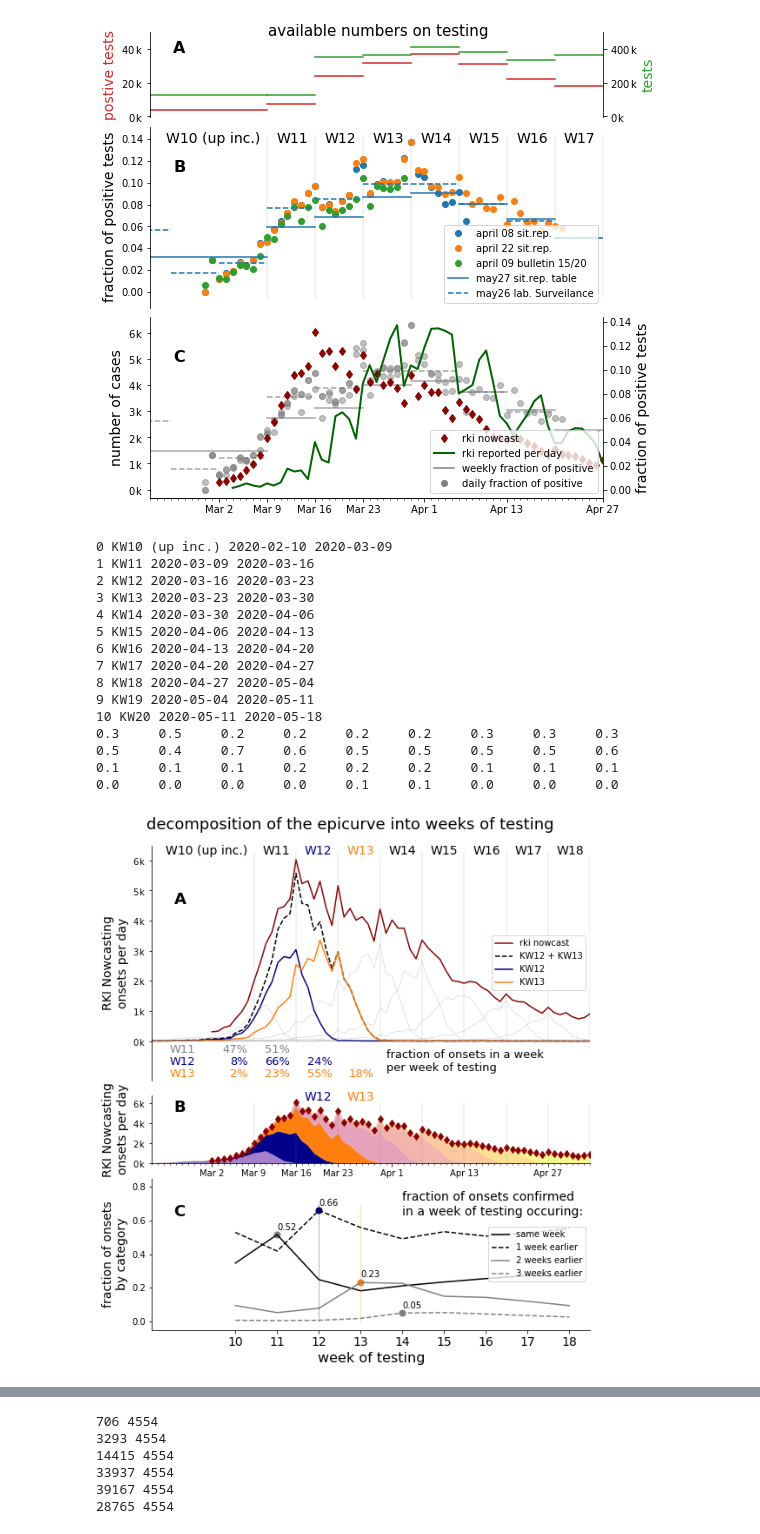
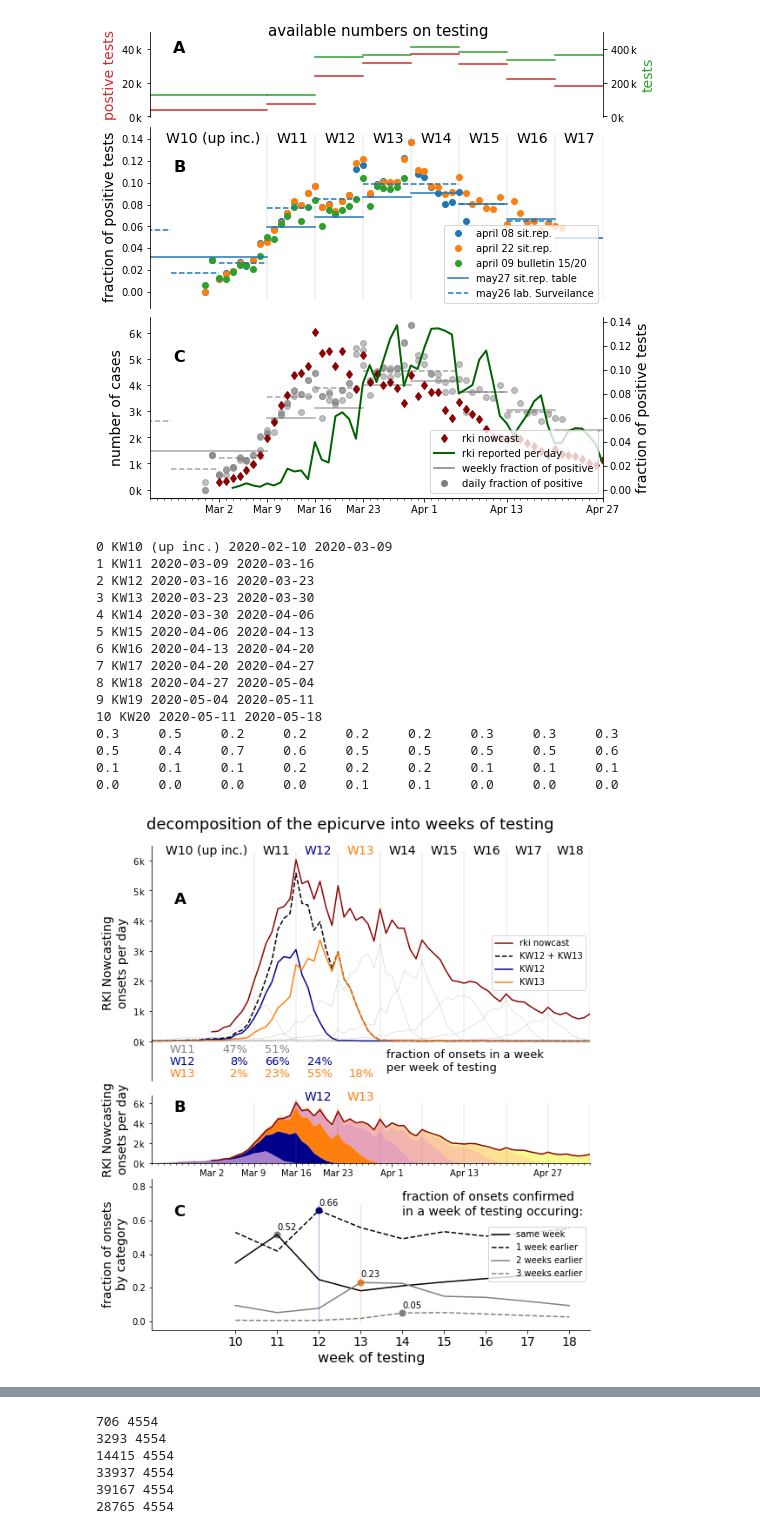
Before and after one commit to Priesemann-Group/covid19_research, a Jupyter notebook: data_exploration/Testing.ipynb, the cells around one changed output, grey strips where cells are left out. Saved outputs shown, nothing was run; the diff lists cells and outputs as text; code cells hidden in the pictures.

Commit message:
Fixed icu plot (at least for me)

```diff
--- a/data_exploration/Testing.ipynb
+++ b/data_exploration/Testing.ipynb
@@ -593,7 +593,7 @@ ax = fig.add_subplot(gs[0:3,0])
 bx = fig.add_subplot(gs[3:4,0])
 
 ax.plot(nowcast_df["date"],nowcast_df["new_infected"],label="rki nowcast",color="darkred")
-covplt._timeseries(nowcast_df["date"],nowcast_df["new_infected"],ax=bx,label="rki nowcast",color="darkred",linewidth=1.5)
+covplt._timeseries(nowcast_df["date"],nowcast_df["new_infected"],ax=bx,label="rki nowcast",color="darkred",linewidth=1.5,what="model")
 
 ylim,bylim = ax.get_ylim(),[0,6000]
 kwk = sorted(testing.keys())
@@ -700,34 +700,34 @@ cx.set_xlabel("week of testing",fontsize=16)
 cx.set_xlim(8.,18.5)
 cx.set_ylim(-.05,.85)
 cx.legend(loc=5)
 
 
 cx.spines['top'].set_visible(False)
 cx.spines['right'].set_visible(False)
 
 for tx,k in zip([ax,bx,cx],["A","B","C"]):
     tx.text(.05,.75,k,transform=tx.transAxes,fontsize=18,weight = 'bold')
 
 
 fig.savefig("FigOnsetsPerTesting.svg")
 fig.savefig("FigOnsetsPerTesting.pdf")
 # %% [output]
 0 KW10 (up inc.) 2020-02-10 2020-03-09
 1 KW11 2020-03-09 2020-03-16
 2 KW12 2020-03-16 2020-03-23
 3 KW13 2020-03-23 2020-03-30
 4 KW14 2020-03-30 2020-04-06
 5 KW15 2020-04-06 2020-04-13
 6 KW16 2020-04-13 2020-04-20
 7 KW17 2020-04-20 2020-04-27
 8 KW18 2020-04-27 2020-05-04
 9 KW19 2020-05-04 2020-05-11
 10 KW20 2020-05-11 2020-05-18
 0.3     0.5     0.2     0.2     0.2     0.2     0.3     0.3     0.3
 0.5     0.4     0.7     0.6     0.5     0.5     0.5     0.5     0.6
 0.1     0.1     0.1     0.2     0.2     0.2     0.1     0.1     0.1
 0.0     0.0     0.0     0.0     0.1     0.1     0.0     0.0     0.0
-[figure, old version]
+[figure, new version]
 # %%
 fig = plt.figure(figsize=(8,3.5))
 fig.subplots_adjust(wspace=0.33,hspace=0.05,left=0.105,right=0.98,top=0.94,bottom=0.12)
```
Also changed, not shown: 1 other file.
